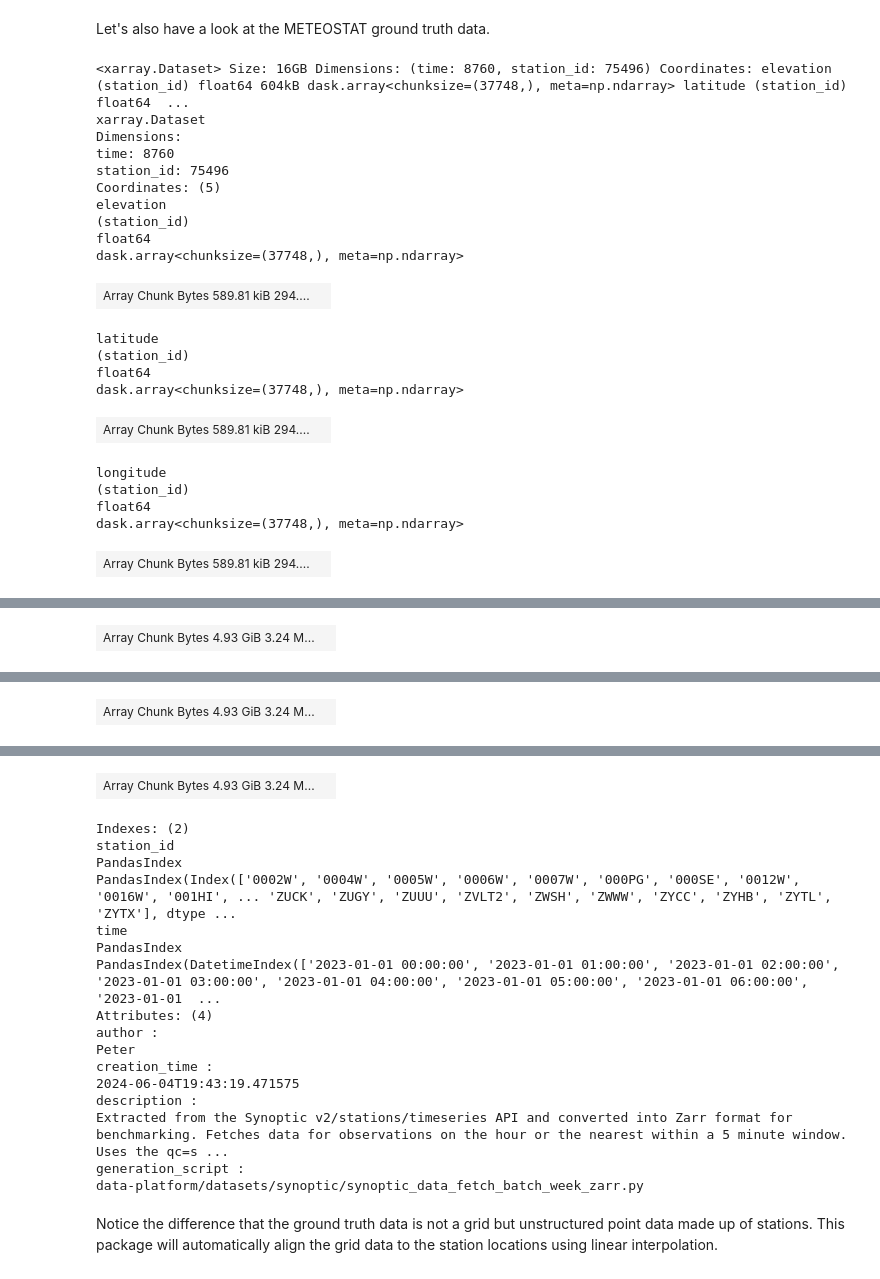
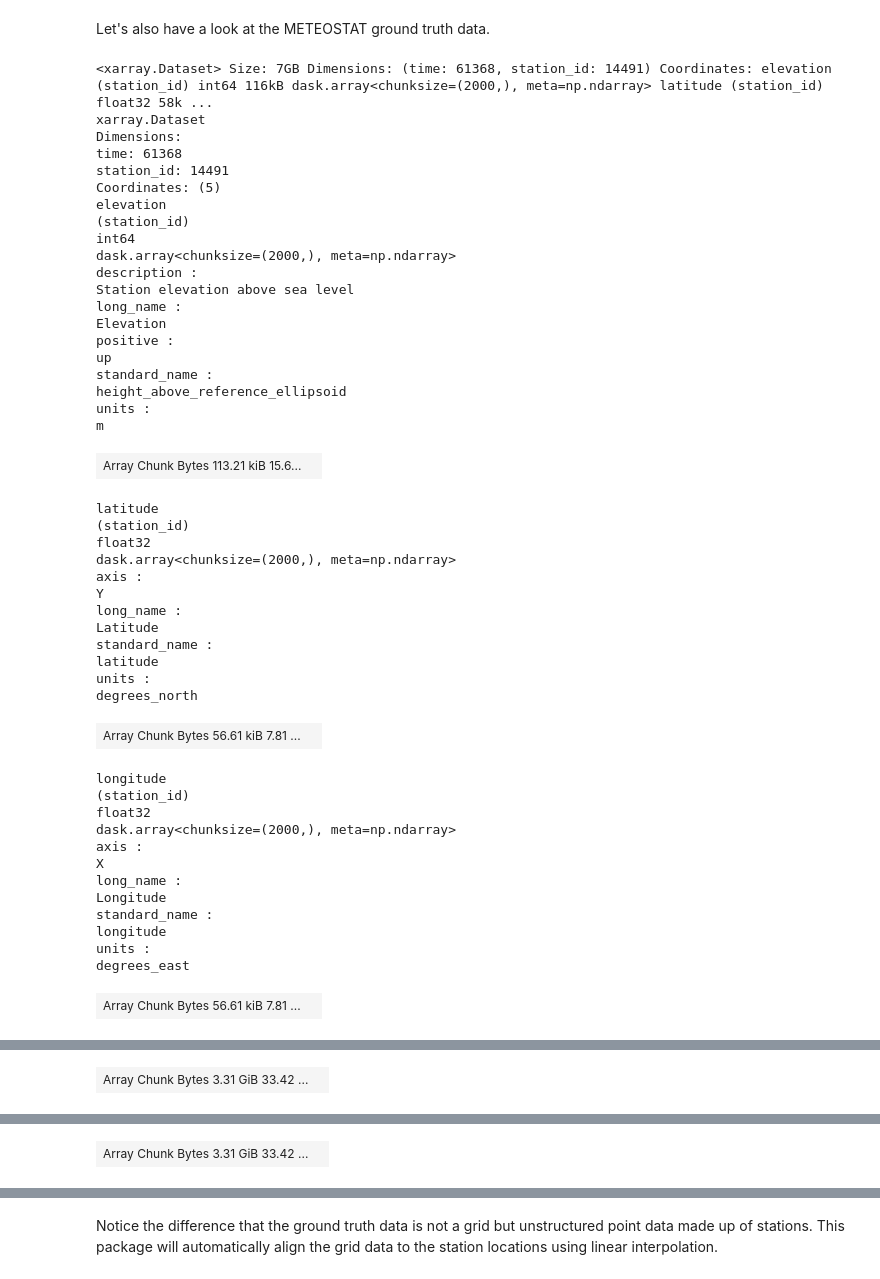
Before and after one commit to juaAI/stationbench, a Jupyter notebook: docs/tutorial.ipynb, the cells around one changed output, grey strips where cells are left out. Saved outputs shown, nothing was run; the diff lists cells and outputs as text; code cells hidden in the pictures.

```diff
--- a/docs/tutorial.ipynb
+++ b/docs/tutorial.ipynb
@@ -83,30 +99,56 @@ Data variables:
 # %% [markdown]
 Let's also have a look at the METEOSTAT ground truth data.
 # %%
-ground_truth_path = 'gs://jua-benchmarking/ground_truth/synoptic/synoptic-2023-1h-v3.zarr'
+ground_truth_path = '/mnt/jua-shared-1/jua-bronze-layer/meteostat_benchmark.zarr'
 ground_truth = xr.open_zarr(ground_truth_path)
 ground_truth
 # %% [output]
-<xarray.Dataset> Size: 16GB Dimensions: (time: 8760, station_id: 75496) Coordinates: elevation (station_id) float64 604kB dask.array<chunksize=(37748,), meta=np.ndarray> latitude (station_id) float64  ...
+<xarray.Dataset> Size: 7GB Dimensions: (time: 61368, station_id: 14491) Coordinates: elevation (station_id) int64 116kB dask.array<chunksize=(2000,), meta=np.ndarray> latitude (station_id) float32 58k ...
 xarray.Dataset
 Dimensions:
-time: 8760
-station_id: 75496
+time: 61368
+station_id: 14491
 Coordinates: (5)
 elevation
 (station_id)
-float64
-dask.array<chunksize=(37748,), meta=np.ndarray>
+int64
+dask.array<chunksize=(2000,), meta=np.ndarray>
+description :
+Station elevation above sea level
+long_name :
+Elevation
+positive :
+up
+standard_name :
+height_above_reference_ellipsoid
+units :
+m
-| Array Chunk Bytes 589.81 kiB 294.... |  |
+| Array Chunk Bytes 113.21 kiB 15.6... |  |
 latitude
 (station_id)
-float64
-dask.array<chunksize=(37748,), meta=np.ndarray>
+float32
+dask.array<chunksize=(2000,), meta=np.ndarray>
+axis :
+Y
+long_name :
+Latitude
+standard_name :
+latitude
+units :
+degrees_north
-| Array Chunk Bytes 589.81 kiB 294.... |  |
+| Array Chunk Bytes 56.61 kiB 7.81 ... |  |
 longitude
 (station_id)
-float64
-dask.array<chunksize=(37748,), meta=np.ndarray>
+float32
+dask.array<chunksize=(2000,), meta=np.ndarray>
+axis :
+X
+long_name :
+Longitude
+standard_name :
+longitude
+units :
+degrees_east
-| Array Chunk Bytes 589.81 kiB 294.... |  |
+| Array Chunk Bytes 56.61 kiB 7.81 ... |  |
 station_id
 (station_id)
@@ -126,3 +170,3 @@ dask.array<chunksize=(90, 4719), meta=np.ndarray>
-| Array Chunk Bytes 4.93 GiB 3.24 M... |  |
+| Array Chunk Bytes 3.31 GiB 33.42 ... |  |
 2m_temperature
 (time, station_id)
@@ -131 +185 @@ dask.array<chunksize=(90, 4719), meta=np.ndarray>
-| Array Chunk Bytes 4.93 GiB 3.24 M... |  |
+| Array Chunk Bytes 3.31 GiB 33.42 ... |  |
@@ -136,20 +203,3 @@ dask.array<chunksize=(90, 4719), meta=np.ndarray>
-| Array Chunk Bytes 4.93 GiB 3.24 M... |  |
-Indexes: (2)
-station_id
-PandasIndex
-PandasIndex(Index(['0002W', '0004W', '0005W', '0006W', '0007W', '000PG', '000SE', '0012W', '0016W', '001HI', ... 'ZUCK', 'ZUGY', 'ZUUU', 'ZVLT2', 'ZWSH', 'ZWWW', 'ZYCC', 'ZYHB', 'ZYTL', 'ZYTX'], dtype ...
-time
-PandasIndex
-PandasIndex(DatetimeIndex(['2023-01-01 00:00:00', '2023-01-01 01:00:00', '2023-01-01 02:00:00', '2023-01-01 03:00:00', '2023-01-01 04:00:00', '2023-01-01 05:00:00', '2023-01-01 06:00:00', '2023-01-01  ...
-Attributes: (4)
-author :
-Peter
-creation_time :
-2024-06-04T19:43:19.471575
-description :
-Extracted from the Synoptic v2/stations/timeseries API and converted into Zarr format for benchmarking. Fetches data for observations on the hour or the nearest within a 5 minute window. Uses the qc=s ...
-generation_script :
-data-platform/datasets/synoptic/synoptic_data_fetch_batch_week_zarr.py
 # %% [markdown]
 Notice the difference that the ground truth data is not a grid but unstructured point data made up of stations. This package will automatically align the grid data to the station locations using linear interpolation.
 # %% [markdown]
```
Also changed, not shown: parts of 10 cells of this notebook, 2 other files.
